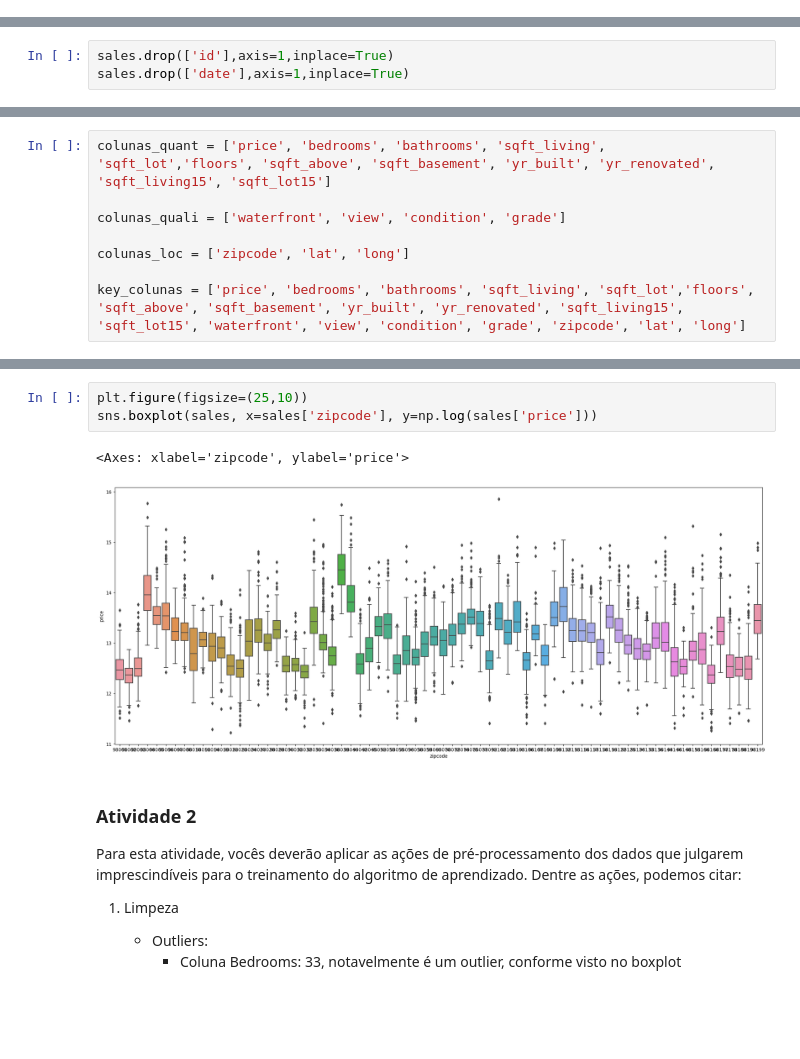
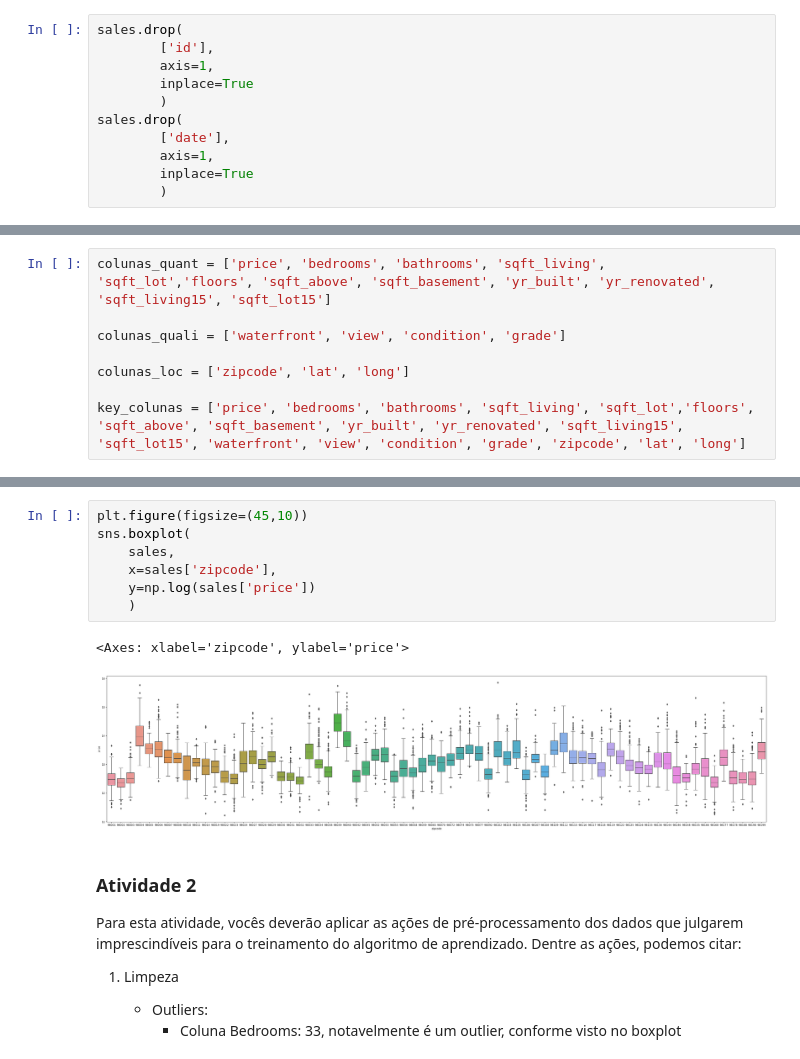
Before and after one commit to oiac23/house-prices-prediction, a Jupyter notebook: Modeling_Linear_Regression.ipynb, the cells around one changed output, grey strips where cells are left out. Saved outputs shown, nothing was run; the diff lists cells and outputs as text; blank space fills up the shorter version.

```diff
--- a/Modeling_Linear_Regression.ipynb
+++ b/Modeling_Linear_Regression.ipynb
@@ -60,3 +67,14 @@ Antes de criarmos o modelo de regressão, vamos primeiro explorar os dados:
+# %%
+sales.drop(
+        ['id'],
+        axis=1,
+        inplace=True
+        )
+sales.drop(
+        ['date'],
+        axis=1,
+        inplace=True
+        )
 # %%
 sales.head()
 # %% [output]
@@ -106,6 +119,3 @@ Remoção dos atributos *'id' e 'date'*
-# %%
-sales.drop(['id'],axis=1,inplace=True)
-sales.drop(['date'],axis=1,inplace=True)
 # %% [markdown]
 #### Verificação de quantos objetos contém valor igual a ZERO para cada um dos parâmetros
 Esta análise indica, de imediato, uma "luz vermelha" que devemos considerar quanto aos parâmetros **waterfront**, **view**, **yr_renovated** e **sqft_basement**.
@@ -301,11 +382,15 @@ plt.suptitle('Relação das variáveis com o preço e linha de regressão', size
 Text(0.5, 0.92, 'Relação das variáveis com o preço e linha de regressão')
 [figure]
 # %%
-plt.figure(figsize=(25,10))
-sns.boxplot(sales, x=sales['zipcode'], y=np.log(sales['price']))
+plt.figure(figsize=(45,10))
+sns.boxplot(
+    sales,
+    x=sales['zipcode'],
+    y=np.log(sales['price'])
+    )
 # %% [output]
 <Axes: xlabel='zipcode', ylabel='price'>
-[figure, old version]
+[figure, new version]
 # %% [markdown]
 ### Atividade 2
 
```
Also changed, not shown: parts of 39 cells of this notebook, 14 other files.
